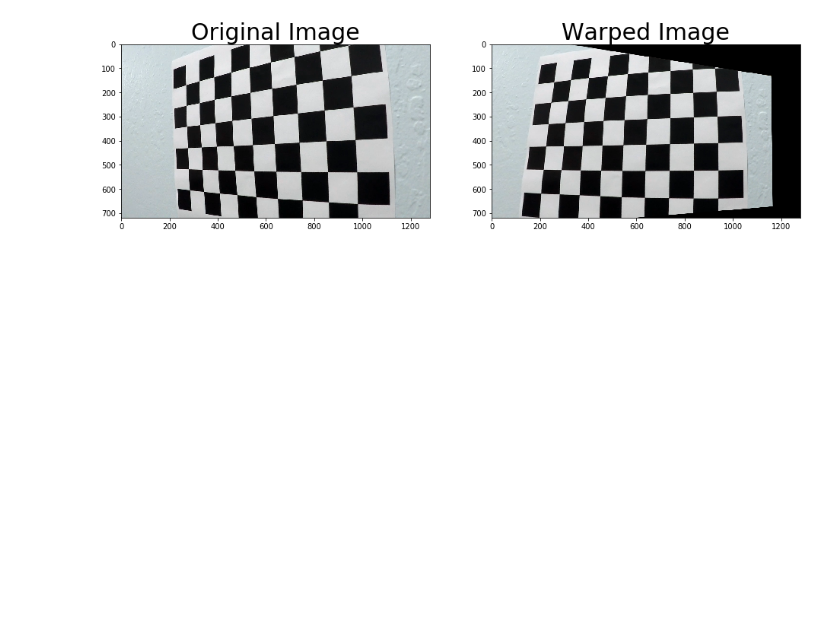
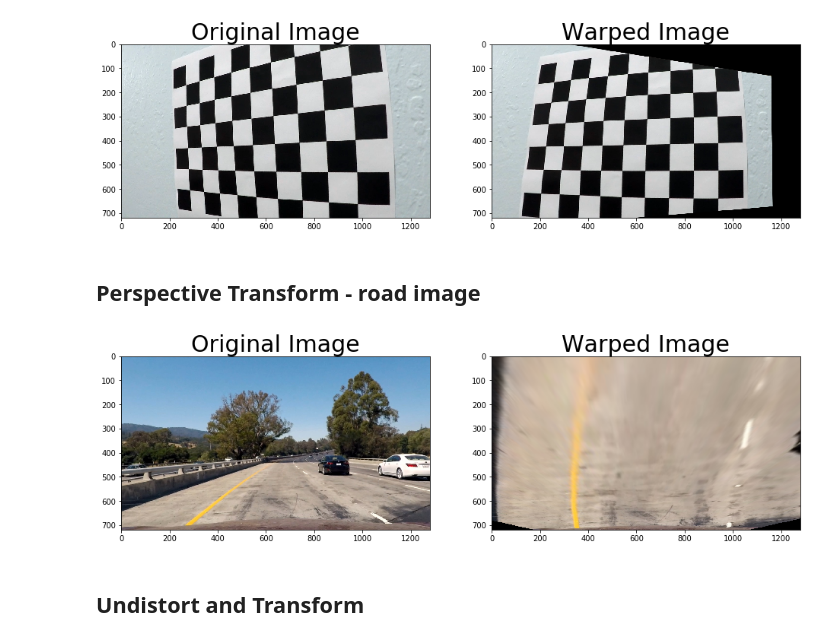
Before and after one commit to kcbighuge/SDCND-Advanced-Lane-Lines-P4, a Jupyter notebook: Advanced_Lane_Lines_v1.ipynb, the cells around one changed output. Cells and saved outputs as stored; diff of their text form; code cells hidden in the pictures; blank space fills up the shorter version.

```diff
--- a/Advanced_Lane_Lines_v1.ipynb
+++ b/Advanced_Lane_Lines_v1.ipynb
@@ -310,3 +333,5 @@ ax2.imshow(warped)
 ax2.set_title('Warped Image', fontsize=30);
 # %% [output]
 [figure]
+# %% [markdown]
+## Perspective Transform - road image
@@ -312,0 +361,14 @@ ax2.set_title('Warped Image', fontsize=30);
+# %%
+# warp the undistorted road image
+warped = cv2.warpPerspective(dst2, M, img_size, flags=cv2.INTER_LINEAR)
+
+# Visualize warping
+f, (ax1, ax2) = plt.subplots(1, 2, figsize=(16,6))
+ax1.imshow(dst2)
+ax1.set_title('Original Image', fontsize=30)
+ax2.imshow(warped)
+ax2.set_title('Warped Image', fontsize=30);
+# %% [output]
+[figure, added]
+# %% [markdown]
+## Undistort and Transform
```
Also changed, not shown: parts of 33 cells of this notebook, 1 other file.
